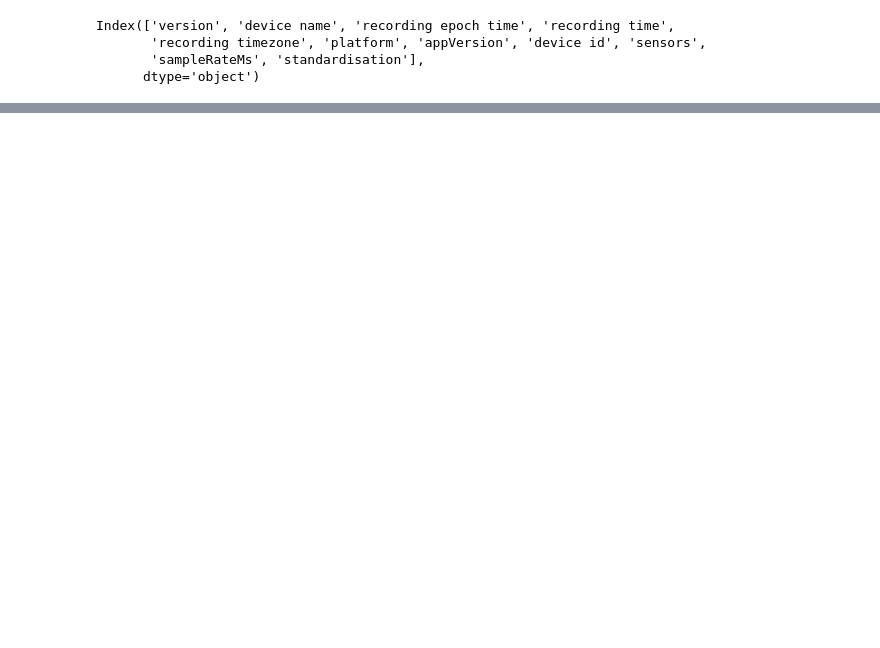
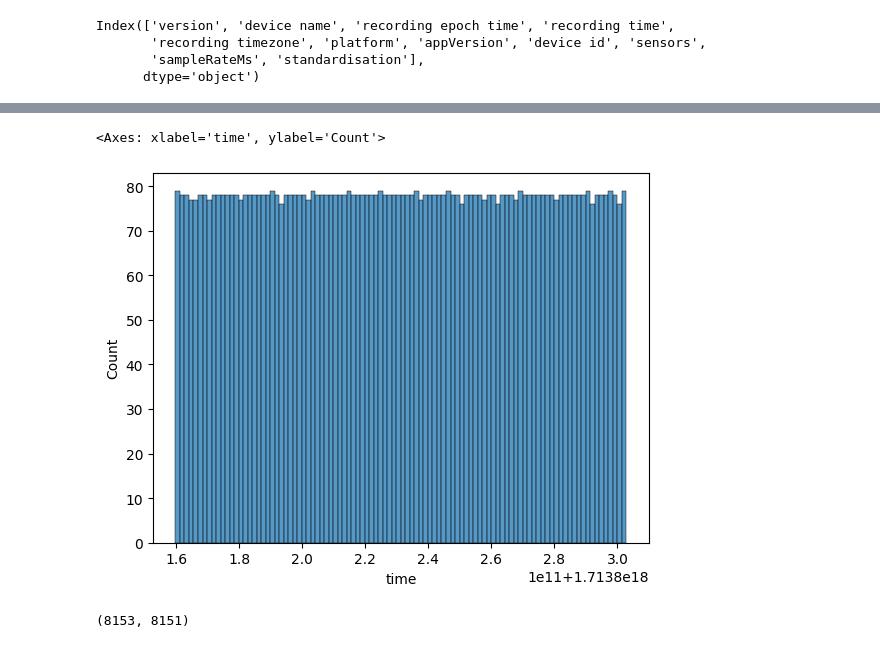
Before and after one commit to till2/ds4w-user-identification, a Jupyter notebook: merge_data_one_folder.ipynb, the cells around one changed output, grey strips where cells are left out. Saved outputs shown, nothing was run; the diff lists cells and outputs as text; code cells hidden in the pictures; blank space fills up the shorter version.

```diff
--- a/merge_data_one_folder.ipynb
+++ b/merge_data_one_folder.ipynb
@@ -2,7 +2,7 @@
 import pandas as pd
 import os
 # %%
-folder_path = 'data'
+folder_path = 'till'
 
 csv_files = [file for file in os.listdir(folder_path) if file.endswith('.csv')]
 
@@ -34,0 +37,5 @@ merged.to_csv(folder_path+'.csv', index=False)
+# %%
+sns.histplot(accelerometer, x= 'time', bins=100)
+# %% [output]
+<Axes: xlabel='time', ylabel='Count'>
+[figure, added]
@@ -34,0 +45,4 @@ merged.to_csv(folder_path+'.csv', index=False)
+# %%
+len(accelerometer2), len(gyroscope2)
+# %% [output]
+(8153, 8151)
```
Also changed, not shown: parts of 9 cells of this notebook, 12 other files.
